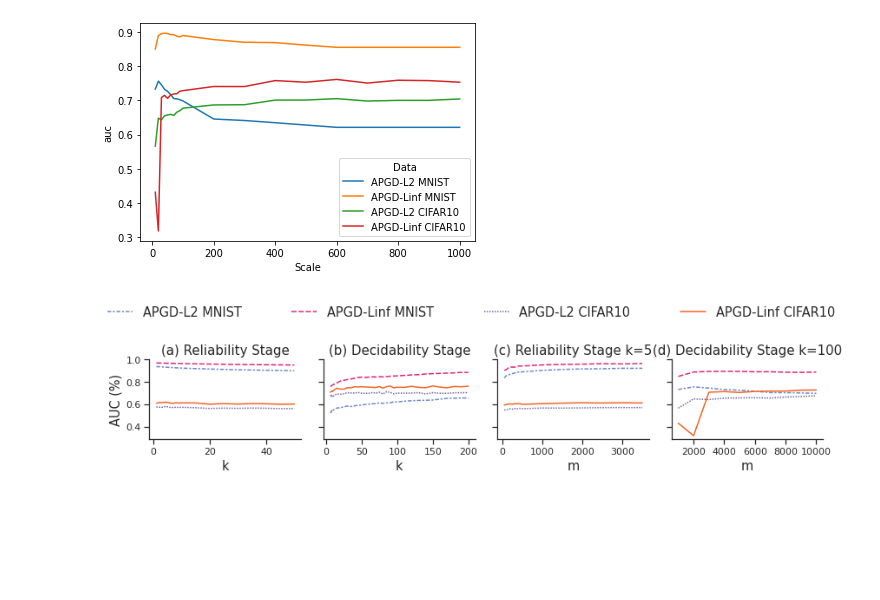
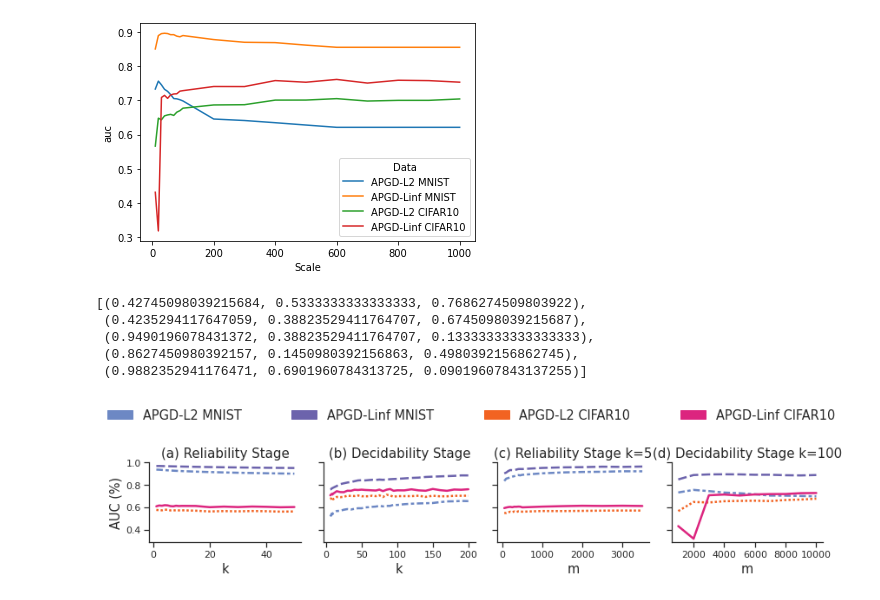
Before and after one commit to changx03/baard, a Jupyter notebook: plots/figure_parameter.ipynb, the cells around one changed output. Drawn from its saved outputs; the diff is of its cells as text; code cells hidden in the pictures; blank space fills up the shorter version.

Commit message:
update figure param

```diff
--- a/plots/figure_parameter.ipynb
+++ b/plots/figure_parameter.ipynb
@@ -326,11 +328,19 @@ df4 = df4[df4['Scale'] <= 150]
+# %%
+ibm_color_palette = [
+    '#6D88C4',
+    '#6C63AC',
+    '#F26322',
+    '#DC257F',
+    '#FCB017',
+]
+sn.color_palette(ibm_color_palette)
+# %% [output]
+[(0.42745098039215684, 0.5333333333333333, 0.7686274509803922),
+ (0.4235294117647059, 0.38823529411764707, 0.6745098039215687),
+ (0.9490196078431372, 0.38823529411764707, 0.13333333333333333),
+ (0.8627450980392157, 0.1450980392156863, 0.4980392156862745),
+ (0.9882352941176471, 0.6901960784313725, 0.09019607843137255)]
 # %%
-ibm_color_palette = [
-    '#6D88C4',
-    '#DC257F',
-    '#6C63AC',
-    '#F26322',
-    '#FCB017',
-]
 sn.set_theme(
     style='white',
     palette=ibm_color_palette,
@@ -347,35 +357,36 @@ style_order = [
     'APGD-Linf MNIST',
     'APGD-L2 CIFAR10',
     'APGD-L2 MNIST',
 ]
 
 df3['m'] = (df3['Scale'] * 5).round()
 df4['m'] = (df4['Scale'] * 100).round()
-sn.lineplot(data=df1, x='k', y='auc', hue='Data', style='Data', ax=axs[0], style_order=style_order)
-sn.lineplot(data=df2, x='k', y='auc', hue='Data', style='Data', ax=axs[1], style_order=style_order)
-sn.lineplot(data=df3, x='m', y='auc', hue='Data', style='Data', ax=axs[2], style_order=style_order)
-sn.lineplot(data=df4, x='m', y='auc', hue='Data', style='Data', ax=axs[3], style_order=style_order)
+sn.lineplot(data=df1, x='k', y='auc', hue='Data', style='Data', ax=axs[0], linewidth=2.5, style_order=style_order)
+sn.lineplot(data=df2, x='k', y='auc', hue='Data', style='Data', ax=axs[1], linewidth=2.5, style_order=style_order)
+sn.lineplot(data=df3, x='m', y='auc', hue='Data', style='Data', ax=axs[2], linewidth=2.5, style_order=style_order)
+sn.lineplot(data=df4, x='m', y='auc', hue='Data', style='Data', ax=axs[3], linewidth=2.5, style_order=style_order)
 sn.despine(bottom=False, left=False)
 
 titles = [
     '(a) Reliability Stage',
     '(b) Decidability Stage',
     '(c) Reliability Stage k=5',
     '(d) Decidability Stage k=100',
 ]
 y_labels = [
     'k', 'k', 'm', 'm'
 ]
 handles, labels = axs[-1].get_legend_handles_labels()
+handles = [patches.Patch(color=c) for c in ibm_color_palette[:4]]
 fig.legend(handles=handles, labels=labels, loc='lower left',
            bbox_to_anchor=(0, 1, 1, 0), mode="expand", ncol=4, fontsize=FONTSIZE
            ).get_frame().set_linewidth(0)
 axs[0].set_ylabel('AUC (%)', fontsize=FONTSIZE)
 for i, title in enumerate(titles):
     axs[i].set_title(title, fontsize=FONTSIZE + 0.5)
     axs[i].get_legend().remove()
     axs[i].set_xlabel(y_labels[i], fontsize=FONTSIZE)
 plt.tight_layout()
 plt.savefig('param_tuning.pdf', dpi=300, bbox_inches='tight')
 # %% [output]
-[figure, old version]
+[figure, new version]
```
Also changed, not shown: parts of 1 cell of this notebook, 1 other file.
